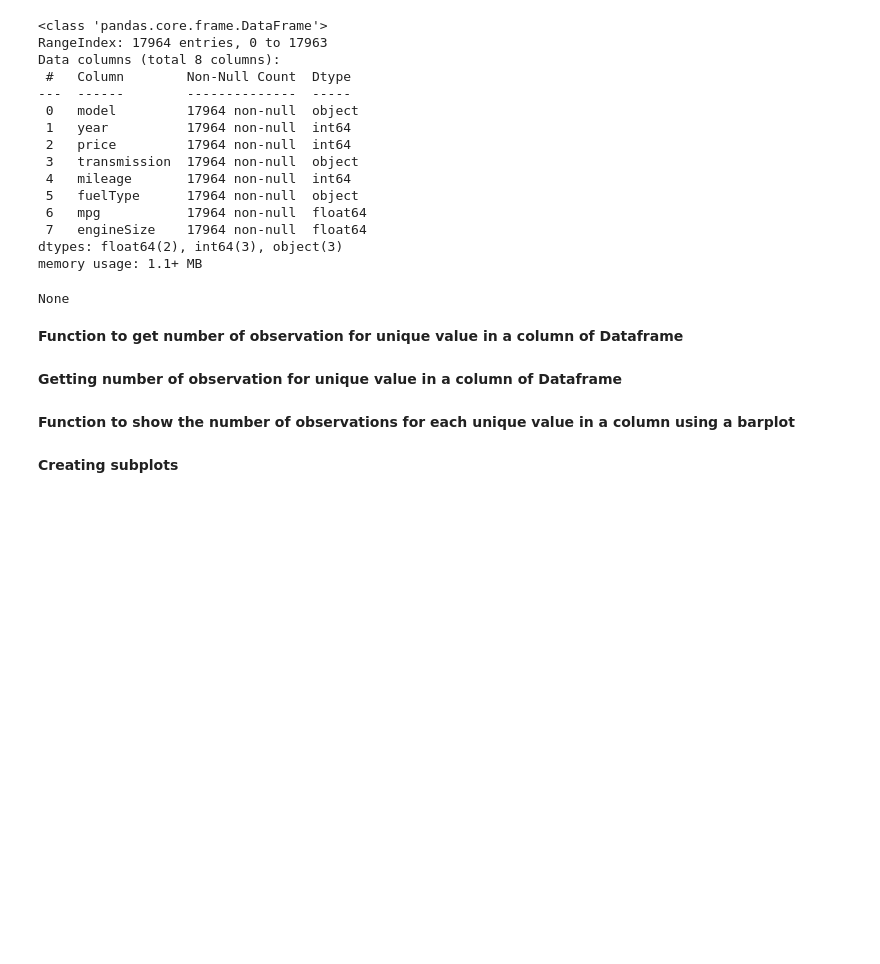
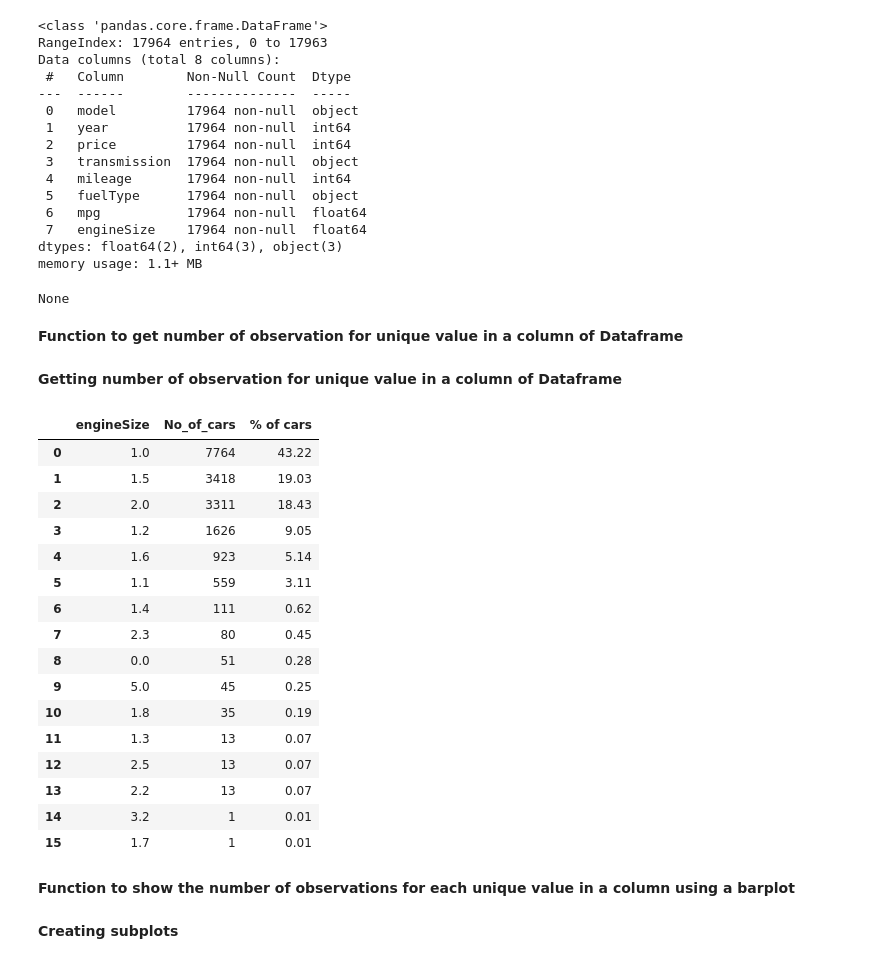
Before and after one commit to zintesar/ford_used_car_EDA, a Jupyter notebook: ford_used_car_analysis_barplot.ipynb, the cells around one changed output. Saved outputs shown, nothing was run; the diff lists cells and outputs as text; code cells hidden in the pictures; blank space fills up the shorter version.

```diff
--- a/ford_used_car_analysis_barplot.ipynb
+++ b/ford_used_car_analysis_barplot.ipynb
@@ -55,12 +55,32 @@ def unique_val_count(data, column):
 # %%
 model_count = unique_val_count(df,'model')
 year_count = unique_val_count(df,'year')
 price_count = unique_val_count(df,'price')
 transmission_count = unique_val_count(df,'transmission')
 mileage_count = unique_val_count(df,'mileage')
 fuelType_count = unique_val_count(df,'fuelType')
 mpg_count = unique_val_count(df,'mpg')
 engineSize_count = unique_val_count(df,'engineSize')
+
+engineSize_count
+# %% [output]
+|  | engineSize | No_of_cars | % of cars |
+| 0 | 1.0 | 7764 | 43.22 |
+| 1 | 1.5 | 3418 | 19.03 |
+| 2 | 2.0 | 3311 | 18.43 |
+| 3 | 1.2 | 1626 | 9.05 |
+| 4 | 1.6 | 923 | 5.14 |
+| 5 | 1.1 | 559 | 3.11 |
+| 6 | 1.4 | 111 | 0.62 |
+| 7 | 2.3 | 80 | 0.45 |
+| 8 | 0.0 | 51 | 0.28 |
+| 9 | 5.0 | 45 | 0.25 |
+| 10 | 1.8 | 35 | 0.19 |
+| 11 | 1.3 | 13 | 0.07 |
+| 12 | 2.5 | 13 | 0.07 |
+| 13 | 2.2 | 13 | 0.07 |
+| 14 | 3.2 | 1 | 0.01 |
+| 15 | 1.7 | 1 | 0.01 |
 # %% [markdown]
 <strong>Function to show the number of observations for each unique value in a column using a barplot
 # %%
```
Also changed, not shown: parts of 1 cell of this notebook.
